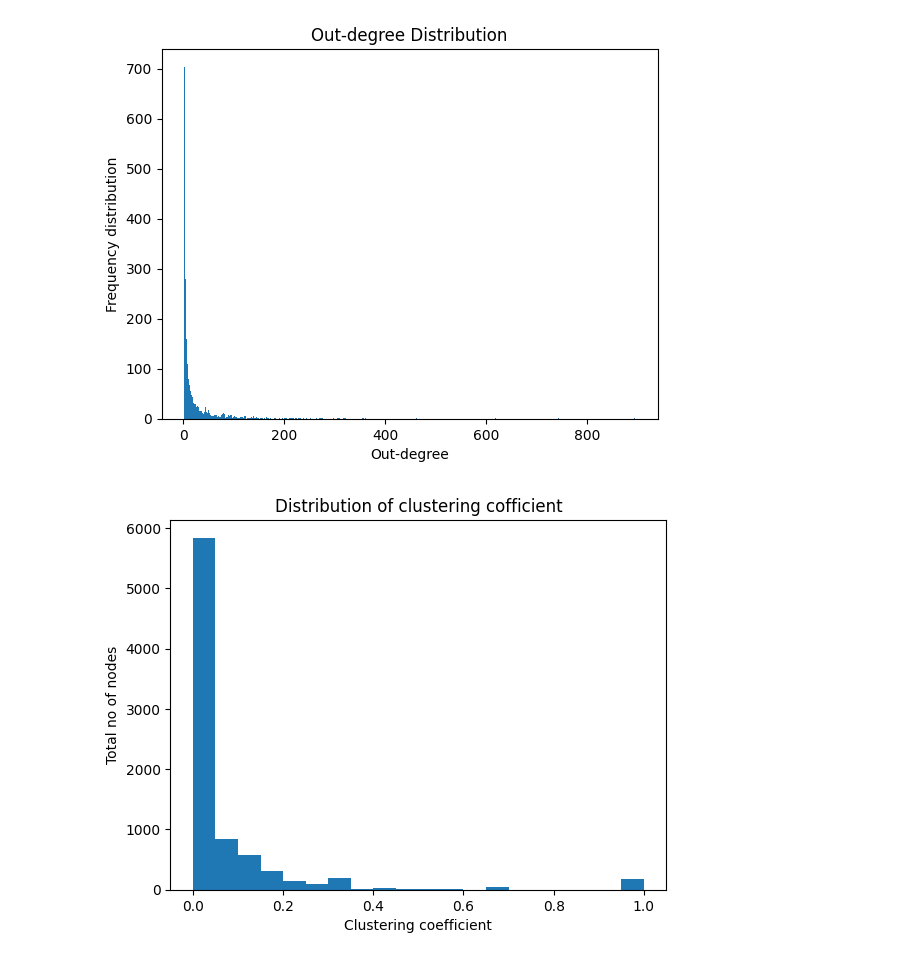
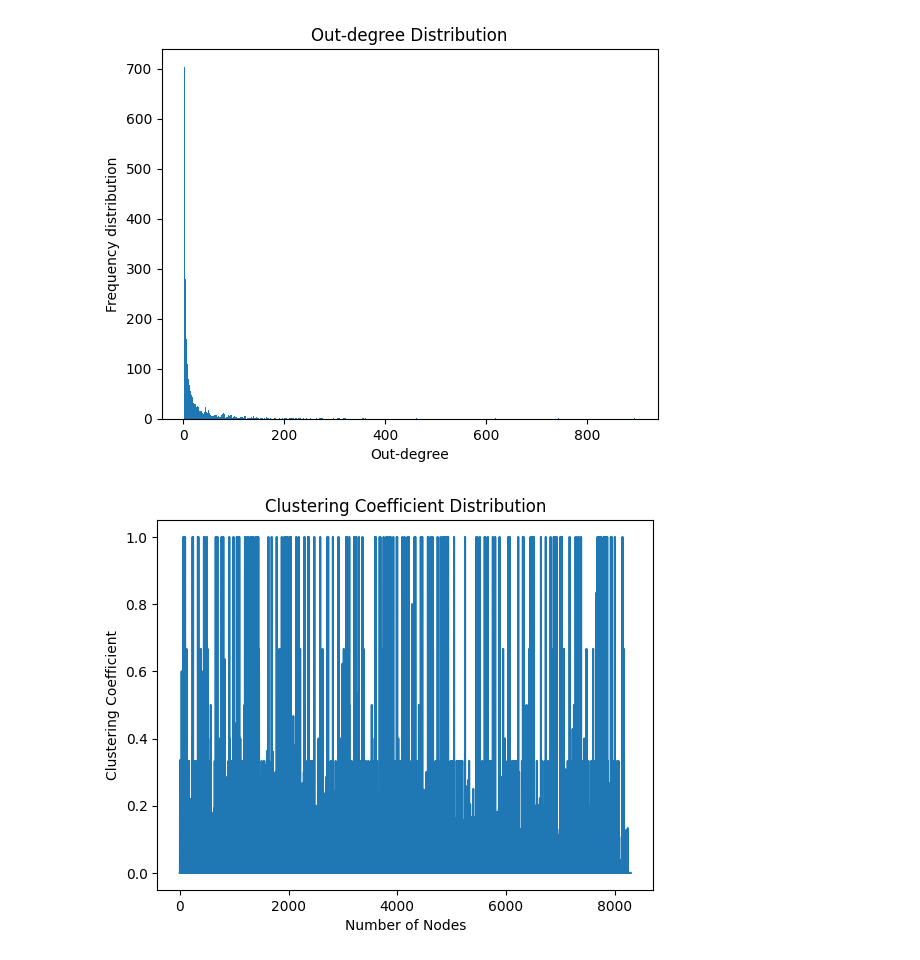
Before and after one commit to ChitranshBose/ChitranshBose-CSE508_Winter2023_A3_47, a Jupyter notebook: assignment3_Q1.ipynb, the cells around one changed output. Cells and saved outputs as stored; diff of their text form; code cells hidden in the pictures.

```diff
--- a/assignment3_Q1.ipynb
+++ b/assignment3_Q1.ipynb
@@ -151,13 +151,13 @@ for node in range(numnodes):
         clustering_coeff = 2 * g_edges / (k * (k-1))
         cls_coeff.append(clustering_coeff)
         print("Clustering coefficient for node", node, ":", clustering_coeff)
+# %%
+node_name = list(range(numnodes))
 # %%
-
-
-plt.hist(cls_coeff, bins=20)
-plt.xlabel("clustering coefficient")
-plt.ylabel("Total no of nodes")
-plt.title("Distribution of clustering cofficient")
+plt.plot(node_name,cls_coeff)
+plt.xlabel("Number of Nodes")
+plt.ylabel("Clustering Coefficient")
+plt.title("Clustering Coefficient Distribution")
 plt.show()
 # %% [output]
-[figure, old version]
+[figure, new version]
```
